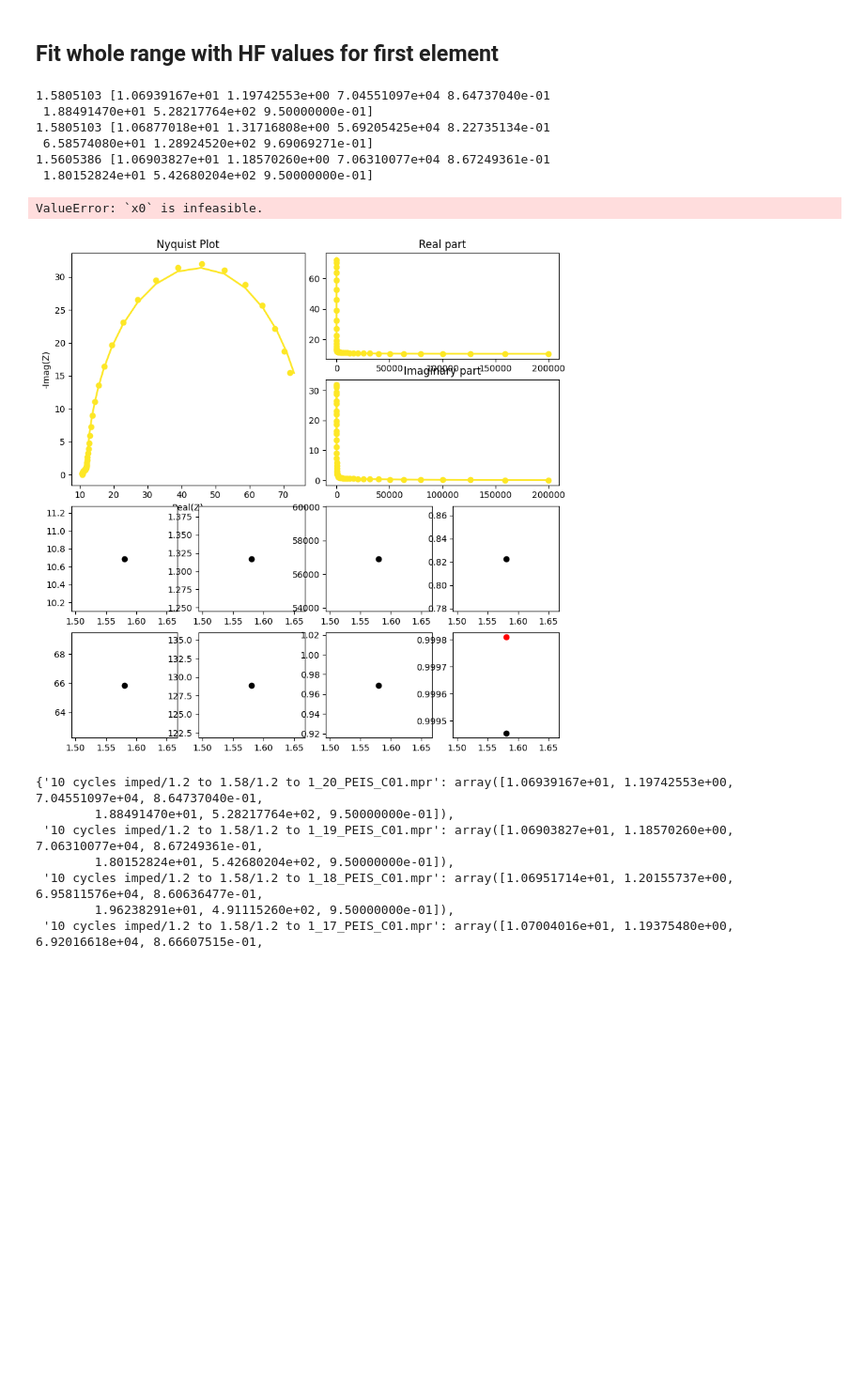
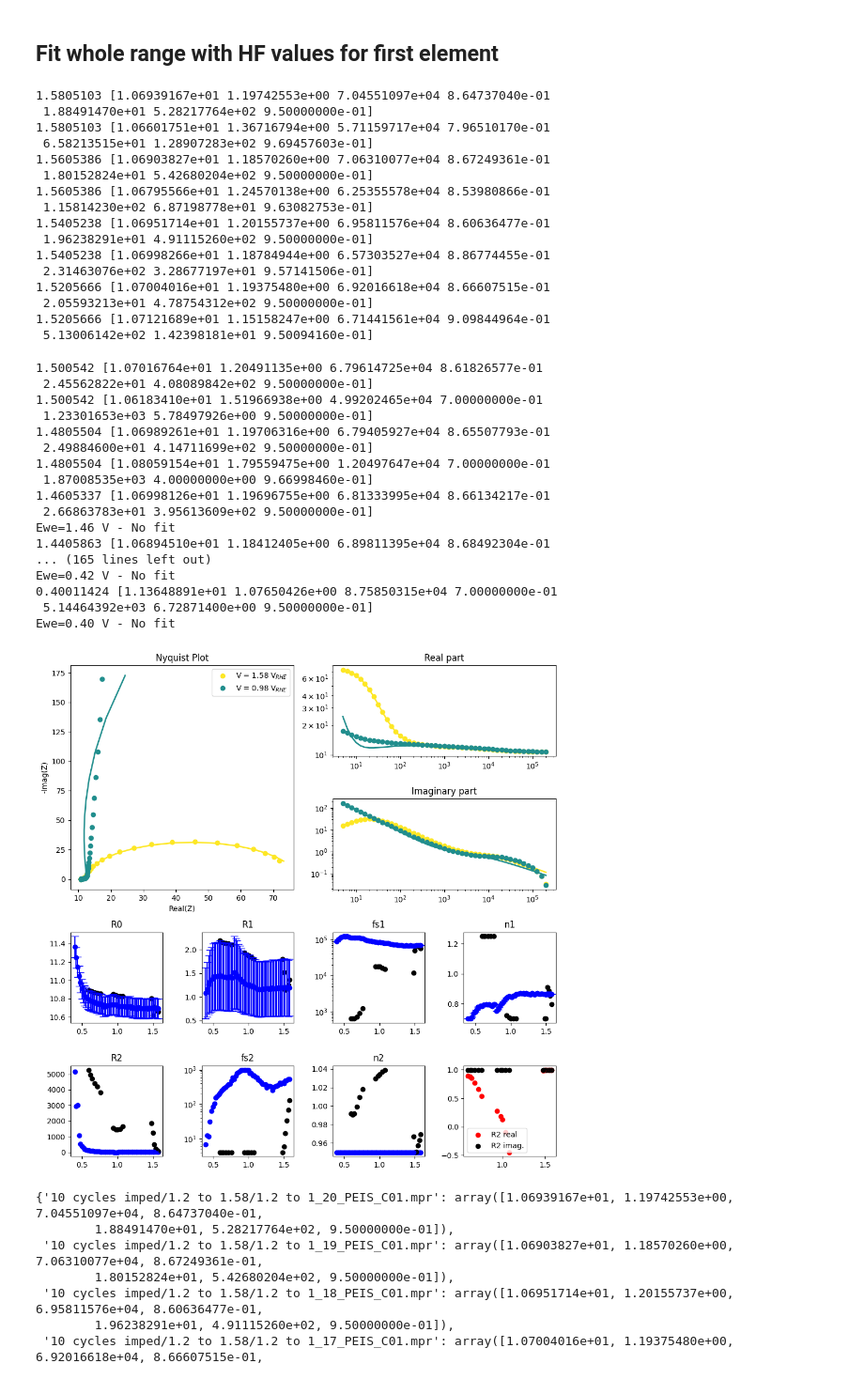
Before and after one commit to raulgarciadiez/EIS_HIROF, a Jupyter notebook: EIS_customized_flow.ipynb, the cells around one changed output. Shown at 94% size. Saved outputs shown, nothing was run; the diff lists cells and outputs as text; code cells hidden in the pictures; blank space fills up the shorter version.

```diff
--- a/EIS_customized_flow.ipynb
+++ b/EIS_customized_flow.ipynb
@@ -20,7 +20,7 @@ def rrcrc_cpe_model(omega, R0, R1, fs1, n1, R2, fs2, n2):
 # %% [markdown]
 # Import Data
 # %%
-mpr_file = BioLogic.MPRfile('MPR files/1_58V_10cyc.mpr')
+mpr_file = BioLogic.MPRfile('MPR files/1_00V_10cyc.mpr')
 df = pd.DataFrame(mpr_file.data)
 
 freq_min = 4
@@ -219,7 +219,7 @@ for (n_file,file_path) in enumerate(mpr_files):
     mpr_file = BioLogic.MPRfile(file_path)
     df = pd.DataFrame(mpr_file.data)
 
-    freq_min = 1e3#4
+    freq_min = 1000
     freq_max = 1e6
     filtered_df = df[(df['freq/Hz'] >= freq_min) & (df['freq/Hz'] <= freq_max) & (df['-Im(Z)/Ohm'] > 0)]
 
@@ -332,7 +332,7 @@ for i in range(4):
 from matplotlib.cm import viridis
 colors = viridis(np.linspace(0, 1, len(mpr_files)))
 
-# These values from the HR fit
+# These values from the HR fit of 10 cyc 1.58 V
 Rs_guess = 10.69
 
 R_guess = 1.197
@@ -367,14 +367,41 @@ for (n_file,file_path) in enumerate(mpr_files):
 
     popt_HF = fitted_values_HF[file_path]
 
+    print (Ewe,popt_HF)
+
+    lim_R0 = 0.01
+    lim_R1 = 0.5
+    lim_fs1 = 0.
+    lim_n1 = 0.
+
+    axes[0].errorbar(Ewe, popt_HF[0], yerr= [[popt_HF[0]*lim_R0], [popt_HF[0]*lim_R0]], fmt='o', ecolor='b', capsize=5, marker='o', markerfacecolor='b', markeredgecolor='b')
+    axes[2].errorbar(Ewe, popt_HF[1], yerr= [[popt_HF[1]*lim_R1], [popt_HF[1]*lim_R1]], fmt='o', ecolor='b', capsize=5, marker='o', markerfacecolor='b', markeredgecolor='b')
+    axes[4].errorbar(Ewe, popt_HF[2], yerr= [[popt_HF[2]*lim_fs1], [popt_HF[2]*lim_fs1]], fmt='o', ecolor='b', capsize=5, marker='o', markerfacecolor='b', markeredgecolor='b')
+    axes[6].errorbar(Ewe, popt_HF[3], yerr= [[popt_HF[3]*lim_n1], [popt_HF[3]*lim_n1]], fmt='o', ecolor='b', capsize=5, marker='o', markerfacecolor='b', markeredgecolor='b')
+
+    axes[1].scatter(Ewe, popt_HF[4], c = "b")
+    axes[3].scatter(Ewe, popt_HF[5], c = "b")
+    axes[5].scatter(Ewe, popt_HF[6], c = "b")
+
     ##################################### there is some problem here ###################################################
+    #bounds = (
+    #[(1-lim_R0)*popt_HF[0], (1-lim_R1)*popt_HF[1], 0.5*popt_HF[2], 0.75*popt_HF[3], 1, 10**0.1, 0.95],  # Lower bounds
+    #[(1+lim_R0)*popt_HF[0], (1+lim_R1)*popt_HF[1], 1.5*popt_HF[2], 1.25*popt_HF[3], 1e8, 10**3, 1.05]  # Upper bounds
+    #)
+
+    #bounds = (
+    #[(1-lim_R0)*popt_HF[0], (1-lim_R1)*popt_HF[1], (1-lim_fs1)*popt_HF[2], (1-lim_n1)*popt_HF[3], 1., 10**0.1, 0.9],  # Lower bounds
+    #[(1+lim_R0)*popt_HF[0], (1+lim_R1)*popt_HF[1], (1+lim_fs1)*popt_HF[2], (1+lim_n1)*popt_HF[3], 1e8, 10**3, 1.05]  # Upper bounds
+    #)
+
     bounds = (
-    [0.95*popt_HF[0], 0.9*popt_HF[1], 0.5*popt_HF[2], 0.75*popt_HF[3], 1, 10**0.1, 0.95],  # Lower bounds
-    [1.05*popt_HF[0], 1.1*popt_HF[1], 1.5*popt_HF[2], 1.25*popt_HF[3], 1e8, 10**3, 1.05]  # Upper bounds
+    [(1-lim_R0)*popt_HF[0],(1-lim_R1)*popt_HF[1], 1e0, 0.7, 1, 4, 0.95],  # Lower bounds
+    [(1+lim_R0)*popt_HF[0], (1+lim_R1)*popt_HF[1], 1e7, 1.25, 1e8, 1e3, 1.05]  # Upper bounds
+
     )
+
     #######################################################################################
 
-    print (Ewe,popt_HF)
     try:
         if len(popt)>0:
             popt, pcov = curve_fit(rrcrc_cpe_model, omega, Z, p0=popt, bounds=bounds)
@@ -411,6 +438,7 @@ for (n_file,file_path) in enumerate(mpr_files):
         axes[3].scatter(Ewe, fs2_opt, c = "k")
         axes[5].scatter(Ewe, n2_opt, c = "k")
 
+
         def calculate_r_squared(observed, predicted):
             ss_res = np.sum((observed - predicted) ** 2)
             ss_tot = np.sum((observed - np.mean(observed)) ** 2)
@@ -427,38 +455,66 @@ for (n_file,file_path) in enumerate(mpr_files):
             axes[7].scatter(Ewe, r_squared_imaginary, c = "k")
 
     except RuntimeError:
+        print(f"Ewe={Ewe:.2f} V - No fit")
+    except ValueError:
         print(f"Ewe={Ewe:.2f} V - No fit")
 
 axes[0].set_title("R0")
 axes[2].set_title("R1")
 axes[4].set_title("fs1")
 axes[4].set_yscale("log")
 axes[6].set_title("n1")
 axes[1].set_title("R2")
 axes[3].set_title("fs2")
 axes[3].set_yscale("log")
 axes[5].set_title("n2")
 
 axes[7].legend()
 ax1.legend()
 #ax1.set_xlim([10.65,11])
 #ax1.set_ylim([0,0.5])
 
 ax2.set_xscale("log")
 ax2.set_yscale("log")
 ax3.set_xscale("log")
 ax3.set_yscale("log")
 
 plt.tight_layout()
 # %% [output]
 1.5805103 [1.06939167e+01 1.19742553e+00 7.04551097e+04 8.64737040e-01
  1.88491470e+01 5.28217764e+02 9.50000000e-01]
-1.5805103 [1.06877018e+01 1.31716808e+00 5.69205425e+04 8.22735134e-01
- 6.58574080e+01 1.28924520e+02 9.69069271e-01]
+1.5805103 [1.06601751e+01 1.36716794e+00 5.71159717e+04 7.96510170e-01
+ 6.58213515e+01 1.28907283e+02 9.69457603e-01]
 1.5605386 [1.06903827e+01 1.18570260e+00 7.06310077e+04 8.67249361e-01
  1.80152824e+01 5.42680204e+02 9.50000000e-01]
+1.5605386 [1.06795566e+01 1.24570138e+00 6.25355578e+04 8.53980866e-01
+ 1.15814230e+02 6.87198778e+01 9.63082753e-01]
+1.5405238 [1.06951714e+01 1.20155737e+00 6.95811576e+04 8.60636477e-01
+ 1.96238291e+01 4.91115260e+02 9.50000000e-01]
+1.5405238 [1.06998266e+01 1.18784944e+00 6.57303527e+04 8.86774455e-01
+ 2.31463076e+02 3.28677197e+01 9.57141506e-01]
+1.5205666 [1.07004016e+01 1.19375480e+00 6.92016618e+04 8.66607515e-01
+ 2.05593213e+01 4.78754312e+02 9.50000000e-01]
+1.5205666 [1.07121689e+01 1.15158247e+00 6.71441561e+04 9.09844964e-01
+ 5.13006142e+02 1.42398181e+01 9.50094160e-01]
-ValueError: `x0` is infeasible.
+1.500542 [1.07016764e+01 1.20491135e+00 6.79614725e+04 8.61826577e-01
+ 2.45562822e+01 4.08089842e+02 9.50000000e-01]
+1.500542 [1.06183410e+01 1.51966938e+00 4.99202465e+04 7.00000000e-01
+ 1.23301653e+03 5.78497926e+00 9.50000000e-01]
+1.4805504 [1.06989261e+01 1.19706316e+00 6.79405927e+04 8.65507793e-01
+ 2.49884600e+01 4.14711699e+02 9.50000000e-01]
+1.4805504 [1.08059154e+01 1.79559475e+00 1.20497647e+04 7.00000000e-01
+ 1.87008535e+03 4.00000000e+00 9.66998460e-01]
+1.4605337 [1.06998126e+01 1.19696755e+00 6.81333995e+04 8.66134217e-01
+ 2.66863783e+01 3.95613609e+02 9.50000000e-01]
+Ewe=1.46 V - No fit
+1.4405863 [1.06894510e+01 1.18412405e+00 6.89811395e+04 8.68492304e-01
+... (165 lines left out)
+Ewe=0.42 V - No fit
+0.40011424 [1.13648891e+01 1.07650426e+00 8.75850315e+04 7.00000000e-01
+ 5.14464392e+03 6.72871400e+00 9.50000000e-01]
+Ewe=0.40 V - No fit
-[figure, old version]
+[figure, new version]
 # %%
 fitted_values_HF
 # %% [output]
```
Also changed, not shown: parts of 3 cells of this notebook.
